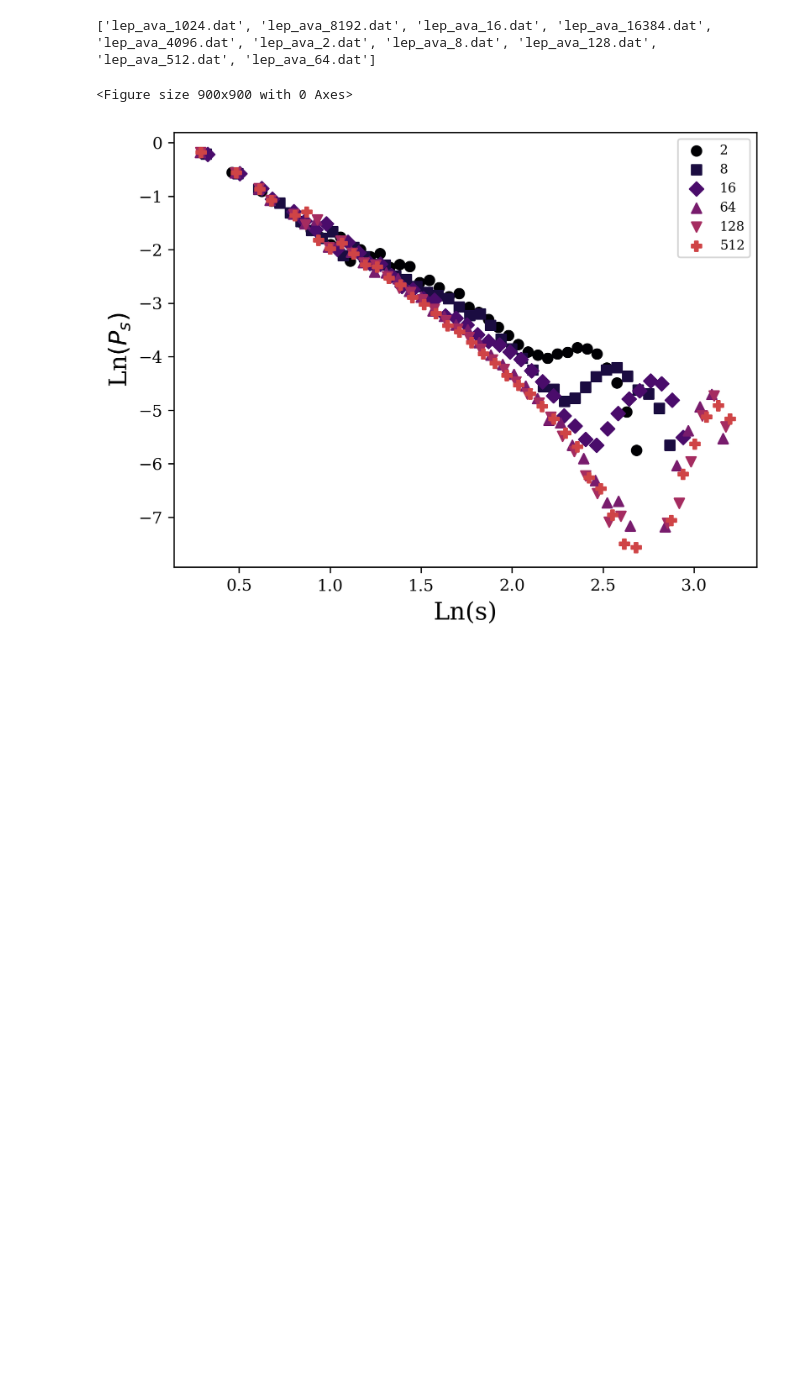
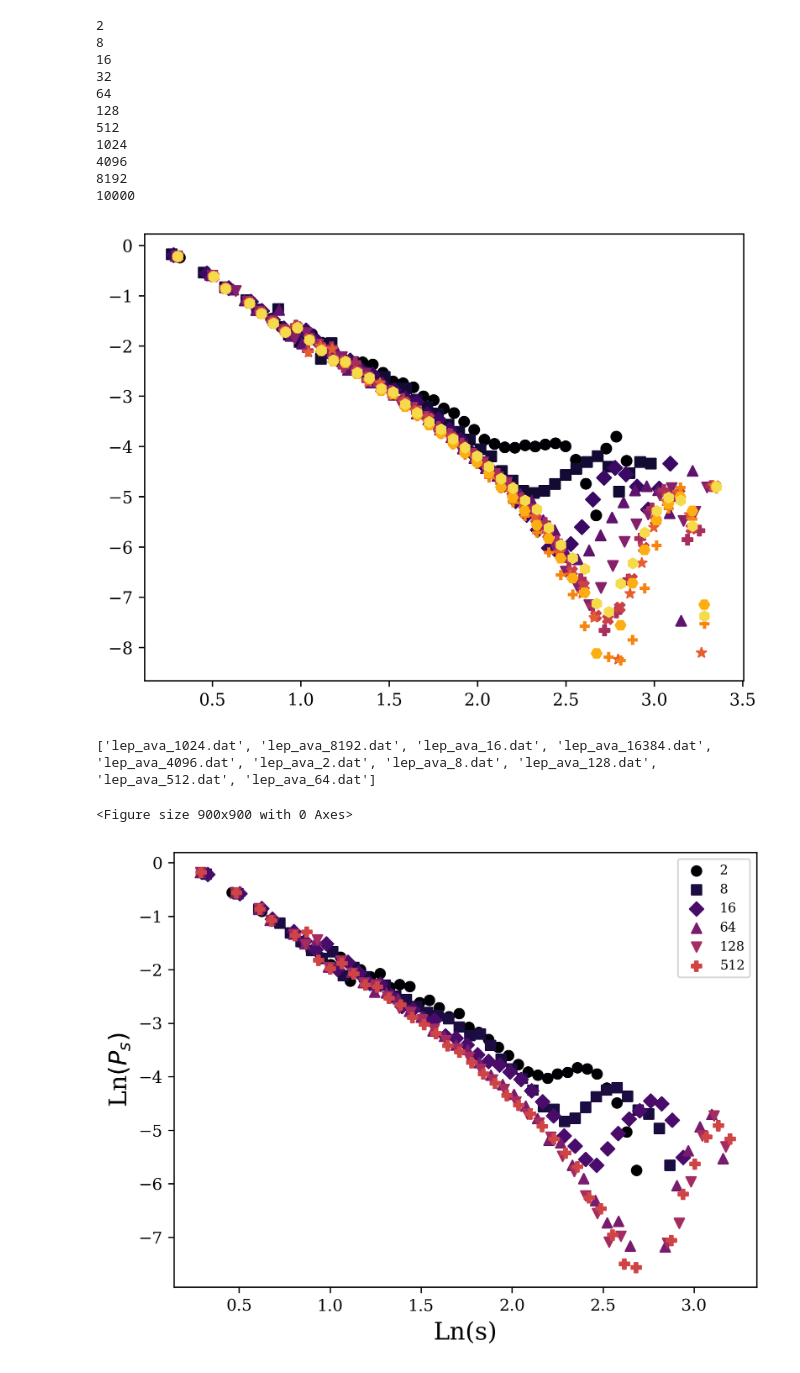
Before and after one commit to michaelsouza/dla-collagen, a Jupyter notebook: codigo_finalizado/avalanche_fibril.ipynb, the cells around one changed output. Saved outputs shown, nothing was run; the diff lists cells and outputs as text; code cells hidden in the pictures; blank space fills up the shorter version.

```diff
--- a/codigo_finalizado/avalanche_fibril.ipynb
+++ b/codigo_finalizado/avalanche_fibril.ipynb
@@ -93,3 +208,55 @@ plt.rc('font', family='serif')
+# %%
+#### Data Cut
+folder_path = '/home/robert/Datas/Lep/'
+# Get a list of all .dat files in the folder
+dat_files = [file for file in os.listdir(folder_path) if file.endswith(".dat")]
+
+# Create a dictionary to map specific numbers to file names
+number_file_map = {}
+
+# Iterate over each .dat file
+for file_name in dat_files:
+    # Extract the number from the file name using regular expressions
+    number_match = re.search(r"\d+", file_name)
+    if number_match:
+        file_number = int(number_match.group())
+    else:
+        continue
+
+    # Check if the file number is in the specific numbers list
+    if file_number in specific_numbers:
+        number_file_map[file_number] = file_name
+
+i = 0
+plt.figure(dpi = 600)
+# Iterate over specific numbers in ascending order
+for file_number in specific_numbers[:]:
+    print(file_number)
+    if file_number in number_file_map:
+        file_name = number_file_map[file_number]
+        file_path = os.path.join(folder_path, file_name)
+        data = np.loadtxt(file_path)
+
+        # Separate the columns
+        x = data[:, 0]
+        y = data[:, 1]
+
+        # Plot the curve
+        plt.scatter(x, y, label=r'$T_{s}$ %d: $\gamma$ = %.2f' %(file_number,gamma[i,1]), marker=markers[i])
+        i+=1
+# %% [output]
+2
+8
+16
+32
+64
+128
+512
+1024
+4096
+8192
+10000
+[figure, added]
 # %%
 # Specify the folder path containing the .dat files
 folder_path = '/home/robert/Datas/ava_sizes/'
```
Also changed, not shown: parts of 2 cells of this notebook, 12 other files.
